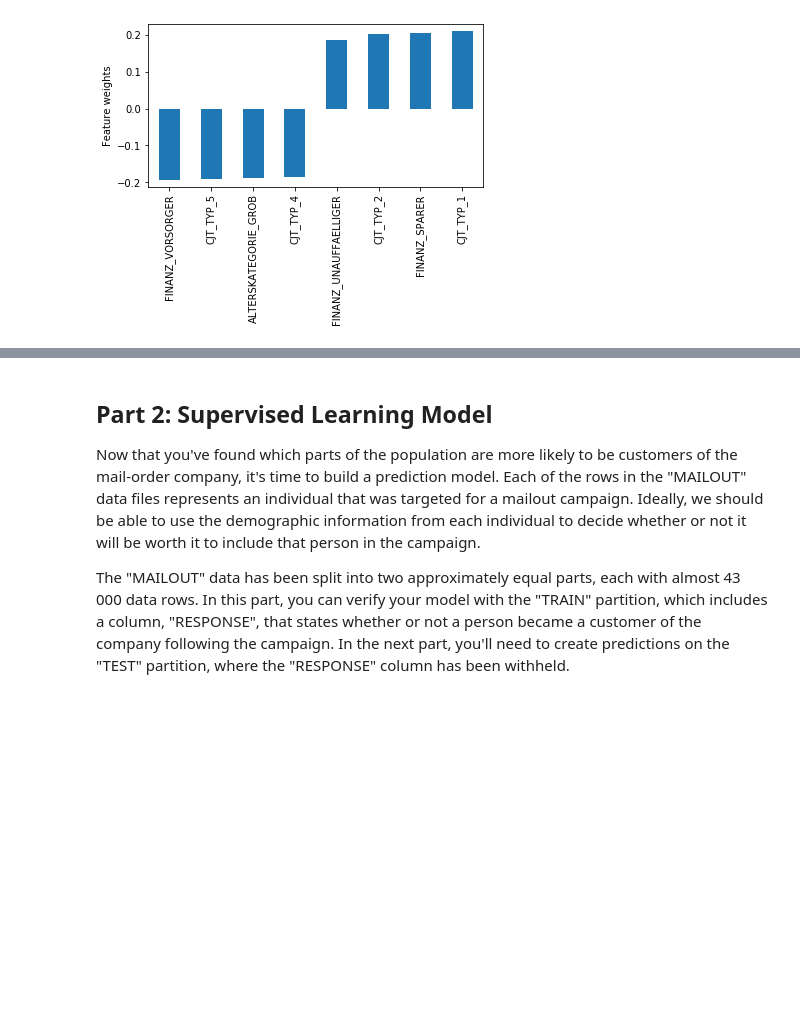
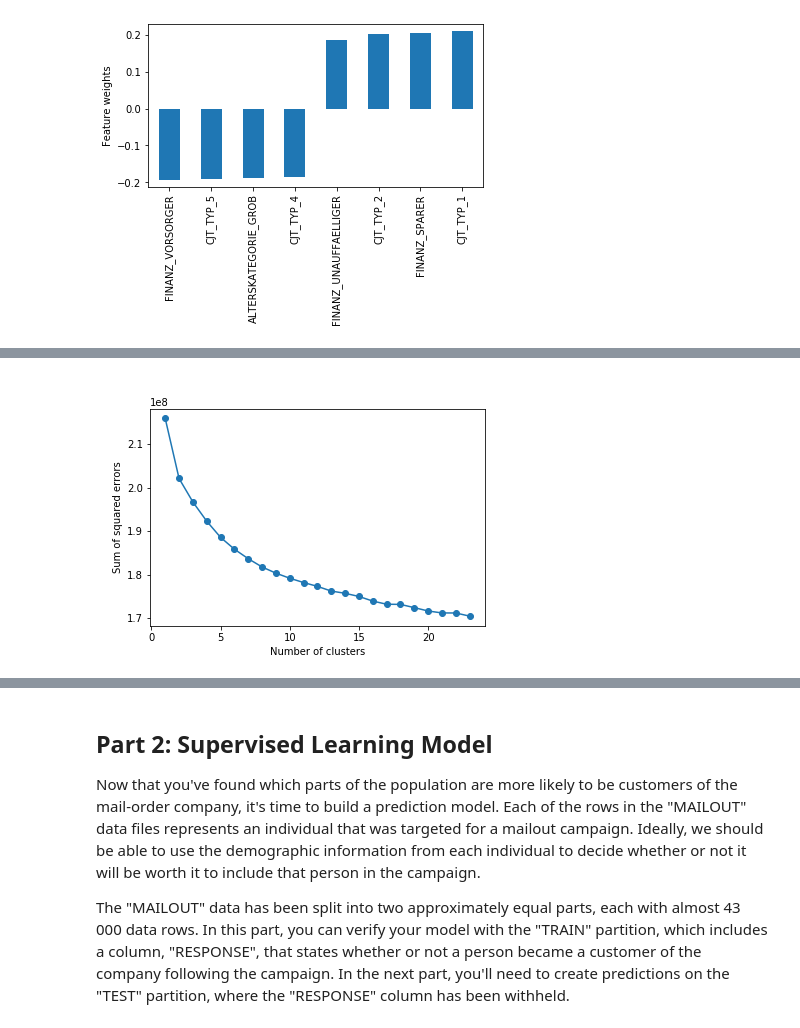
Before and after one commit to thapasun/udacity-DSND-capstone, a Jupyter notebook: Arvato Project Workbook.ipynb, the cells around one changed output, grey strips where cells are left out. Cells and saved outputs as stored; diff of their text form; code cells hidden in the pictures; blank space fills up the shorter version.

```diff
--- a/Arvato Project Workbook.ipynb
+++ b/Arvato Project Workbook.ipynb
@@ -734,0 +801,4 @@ Name: 2, Length: 311, dtype: float64
+# %%
+Image(filename='elbowplot.png')
+# %% [output]
+[figure, added]
```
Also changed, not shown: parts of 51 cells of this notebook.
